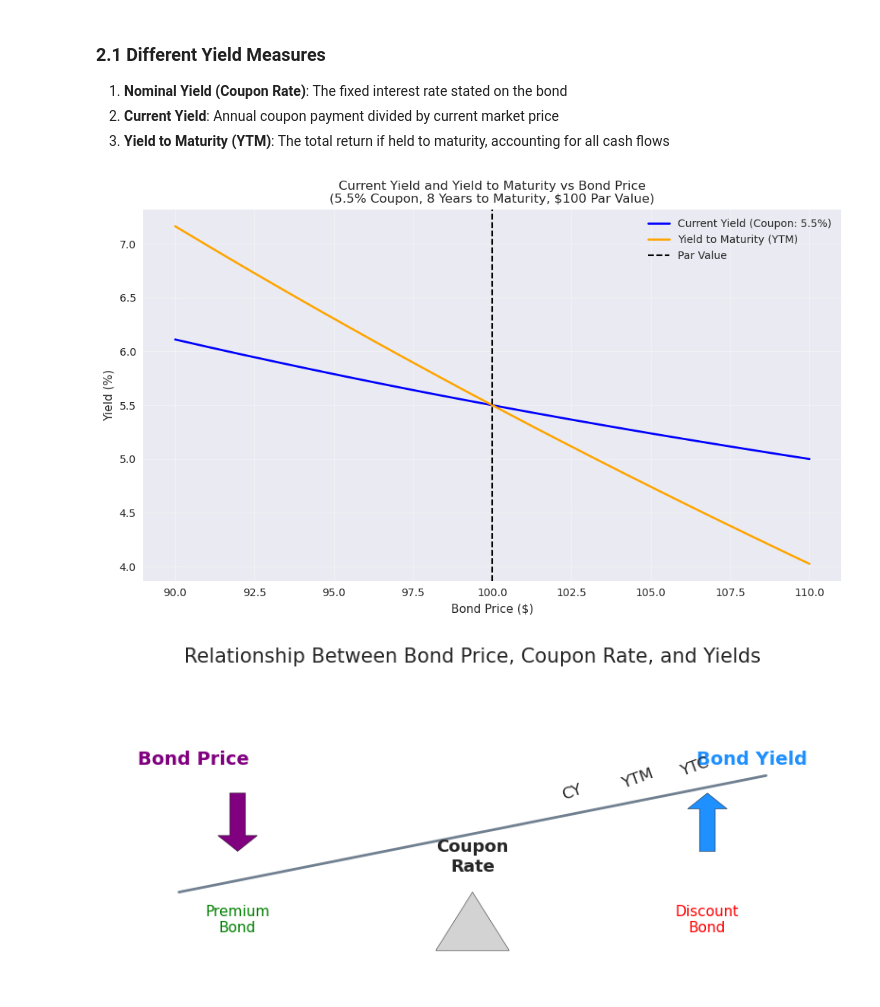
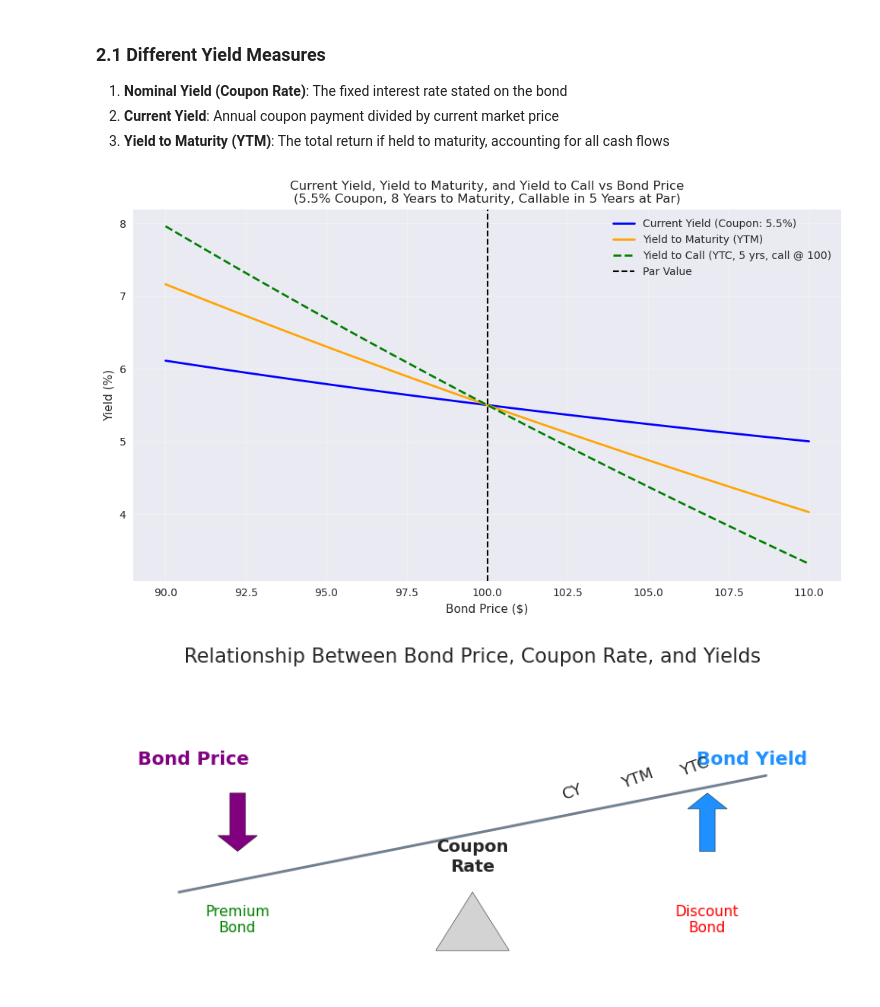
Before and after one commit to rtrimble13/tb-notebooks, a Jupyter notebook: src/202506_bonds_202.ipynb, the cells around one changed output. Drawn from its saved outputs; the diff is of its cells as text; code cells hidden in the pictures.

```diff
--- a/src/202506_bonds_202.ipynb
+++ b/src/202506_bonds_202.ipynb
@@ -370,35 +370,66 @@ def calculate_ytm_newton_raphson(coupon_rate, years_to_maturity, current_price,
     except:
         return None
 
+# --- Yield to Call (YTC) ---
+def bond_ytc_equation(ytc, coupon_rate, years_to_call, call_price, current_price, par_value=100, frequency=2):
+    """
+    Equation for YTC calculation - this should equal zero when YTC is correct
+    """
+    coupon_payment = (coupon_rate / 100) * par_value / frequency
+    periods = years_to_call * frequency
+    period_yield = ytc / frequency
+    pv_coupons = sum([coupon_payment / (1 + period_yield)**t for t in range(1, periods + 1)])
+    pv_call = call_price / (1 + period_yield)**periods
+    return pv_coupons + pv_call - current_price
+
+def calculate_ytc_newton_raphson(coupon_rate, years_to_call, current_price, call_price=100, par_value=100, frequency=2, initial_guess=0.05):
+    """
+    Calculate YTC using Newton-Raphson method
+    """
+    try:
+        ytc = newton(lambda y: bond_ytc_equation(y, coupon_rate, years_to_call, call_price, current_price, par_value, frequency),
+                    initial_guess, maxiter=100)
+        return ytc * 100  # Convert to percentage
+    except:
+        return None
+
 # Parameters for the bond
 par_value = 100
 years_to_maturity = 8
 coupon_rate = 5.5
 
 annual_coupon = (coupon_rate / 100) * par_value
+
+# Callable in 5 years at par
+years_to_call = 5
+call_price = 100
 
 # Generate price range around par for plotting
 prices = np.linspace(90, 110, 200)
 
 # Calculate current yield for each price
 current_yields = [calculate_current_yield(annual_coupon, p) for p in prices]
 
 # Calculate YTM for each price
 ytms = [calculate_ytm_newton_raphson(coupon_rate, years_to_maturity, p, par_value) for p in prices]
 
+# Calculate YTC for each price
+ytcs = [calculate_ytc_newton_raphson(coupon_rate, years_to_call, p, call_price, par_value) for p in prices]
+
 plt.figure(figsize=(10, 6))
 plt.plot(prices, current_yields, label=f'Current Yield (Coupon: {coupon_rate}%)', color='blue', linewidth=2)
 plt.plot(prices, ytms, label='Yield to Maturity (YTM)', color='orange', linewidth=2)
+plt.plot(prices, ytcs, label=f'Yield to Call (YTC, {years_to_call} yrs, call @ {call_price})', color='green', linewidth=2, linestyle='--')
 plt.axvline(x=par_value, color='black', linestyle='--', linewidth=1.5, label='Par Value')
 plt.xlabel('Bond Price ($)')
 plt.ylabel('Yield (%)')
-plt.title('Current Yield and Yield to Maturity vs Bond Price\n(5.5% Coupon, 8 Years to Maturity, $100 Par Value)')
+plt.title('Current Yield, Yield to Maturity, and Yield to Call vs Bond Price\n(5.5% Coupon, 8 Years to Maturity, Callable in 5 Years at Par)')
 plt.legend()
 plt.grid(True, alpha=0.3)
 plt.tight_layout()
 plt.show()
 # %% [output]
-[figure, old version]
+[figure, new version]
 # %%
 # Visualize the relationship between bond price, coupon rate, current yield, and YTM
 import matplotlib.patches as patches
```
Also changed, not shown: parts of 3 cells of this notebook.
